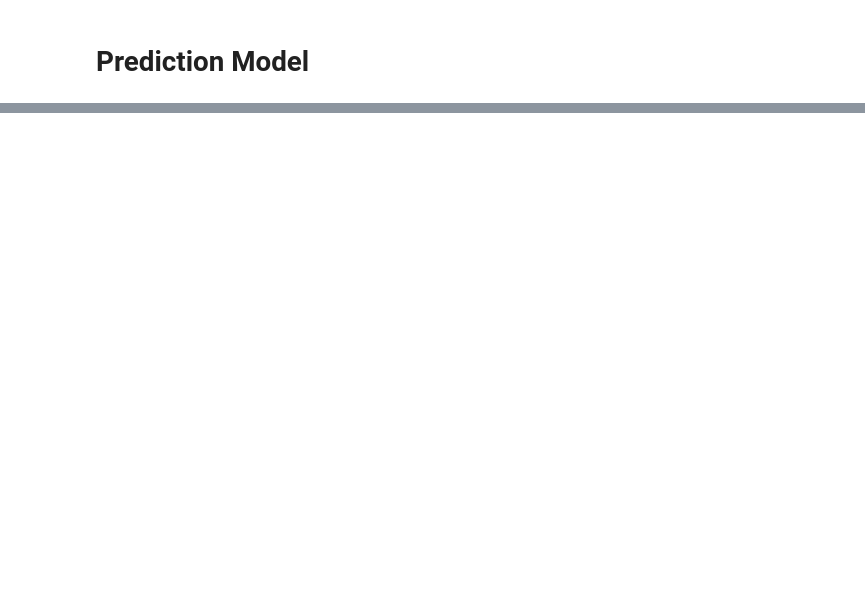
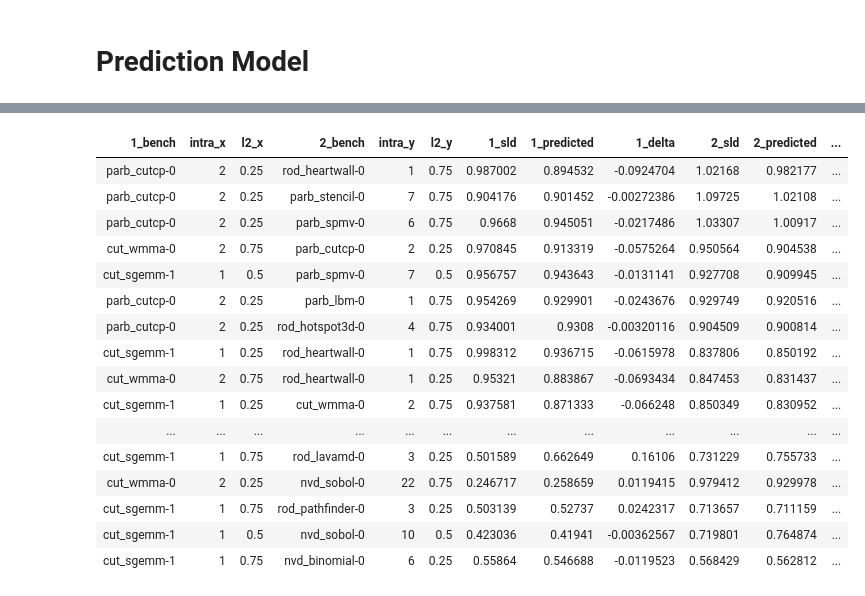
Before and after one commit to UofT-EcoSystem/GPU-Virtualization-Benchmarks, a Jupyter notebook: util/data/notebooks/View_Pairs_Dynamic.ipynb, the cells around one changed output, grey strips where cells are left out. Saved outputs shown, nothing was run; the diff lists cells and outputs as text; code cells hidden in the pictures; blank space fills up the shorter version.

```diff
--- a/util/data/notebooks/View_Pairs_Dynamic.ipynb
+++ b/util/data/notebooks/View_Pairs_Dynamic.ipynb
@@ -88,19 +90,19 @@ df_dynamic['1_delta'] = df_dynamic['1_predicted'] - df_dynamic['1_sld']
 df_dynamic['2_delta'] = df_dynamic['2_predicted'] - df_dynamic['2_sld']
 # %%
 # Only show best performance for each benchmark pair
-# df_dynamic_show = df_dynamic.sort_values('ws', ascending=False).drop_duplicates(['1_bench','2_bench'])
-# df_dynamic_show.reset_index(inplace=True, drop=True)
+df_dynamic_show = df_dynamic.sort_values('ws', ascending=False).drop_duplicates(['1_bench','2_bench'])
+df_dynamic_show.reset_index(inplace=True, drop=True)
 
 col_dynamic_seq = ['1_bench', 'intra_x', 'l2_x',
                    '2_bench', 'intra_y', 'l2_y',
 #                    'norm_ipc_x',
-                   '1_sld', '1_predicted', # '1_infer',
+                   '1_sld', '1_predicted',  #'1_infer',
                    '1_delta',
 #                    'diff_rbh_x', 'diff_mflat_x', 'diff_bw_x', 'diff_mpc_x', 'diff_thread_x', 'l2_miss_rate_x',
 #                    'norm_ipc_y',
-                   '2_sld', '2_predicted', # '2_infer',
+                   '2_sld', '2_predicted',  #'2_infer',
                    '2_delta',
-#                    'ws', 'fairness',
+                   'ws', 'fairness',
 #                    'sum_ipc', 'diff_mflat', 'sum_dram',
 #                    '1_norm_mflat', '2_norm_mflat'
                   ]
@@ -108,6 +110,6 @@ def highlight_error(s):
     is_high = np.abs(s) > 0.1
     return ['background-color: yellow' if v else '' for v in is_high]
 
-draw_table(df_dynamic, #[(df_dynamic['1_bench'] == 'parb_cutcp-0') & (df_dynamic['2_bench'] == 'rod_lavamd-0')],
+draw_table(df_dynamic_show,
            col_dynamic_seq).apply(highlight_error, subset=['1_delta', '2_delta'])
 # %% [output]
@@ -114,0 +116,17 @@ draw_table(df_dynamic, #[(df_dynamic['1_bench'] == 'parb_cutcp-0') & (df_dynamic
+| 1_bench | intra_x | l2_x | 2_bench | intra_y | l2_y | 1_sld | 1_predicted | 1_delta | 2_sld | 2_predicted | ... |
+| parb_cutcp-0 | 2 | 0.25 | rod_heartwall-0 | 1 | 0.75 | 0.987002 | 0.894532 | -0.0924704 | 1.02168 | 0.982177 | ... |
+| parb_cutcp-0 | 2 | 0.25 | parb_stencil-0 | 7 | 0.75 | 0.904176 | 0.901452 | -0.00272386 | 1.09725 | 1.02108 | ... |
+| parb_cutcp-0 | 2 | 0.25 | parb_spmv-0 | 6 | 0.75 | 0.9668 | 0.945051 | -0.0217486 | 1.03307 | 1.00917 | ... |
+| cut_wmma-0 | 2 | 0.75 | parb_cutcp-0 | 2 | 0.25 | 0.970845 | 0.913319 | -0.0575264 | 0.950564 | 0.904538 | ... |
+| cut_sgemm-1 | 1 | 0.5 | parb_spmv-0 | 7 | 0.5 | 0.956757 | 0.943643 | -0.0131141 | 0.927708 | 0.909945 | ... |
+| parb_cutcp-0 | 2 | 0.25 | parb_lbm-0 | 1 | 0.75 | 0.954269 | 0.929901 | -0.0243676 | 0.929749 | 0.920516 | ... |
+| parb_cutcp-0 | 2 | 0.25 | rod_hotspot3d-0 | 4 | 0.75 | 0.934001 | 0.9308 | -0.00320116 | 0.904509 | 0.900814 | ... |
+| cut_sgemm-1 | 1 | 0.25 | rod_heartwall-0 | 1 | 0.75 | 0.998312 | 0.936715 | -0.0615978 | 0.837806 | 0.850192 | ... |
+| cut_wmma-0 | 2 | 0.75 | rod_heartwall-0 | 1 | 0.25 | 0.95321 | 0.883867 | -0.0693434 | 0.847453 | 0.831437 | ... |
+| cut_sgemm-1 | 1 | 0.25 | cut_wmma-0 | 2 | 0.75 | 0.937581 | 0.871333 | -0.066248 | 0.850349 | 0.830952 | ... |
+| ... | ... | ... | ... | ... | ... | ... | ... | ... | ... | ... | ... |
+| cut_sgemm-1 | 1 | 0.75 | rod_lavamd-0 | 3 | 0.25 | 0.501589 | 0.662649 | 0.16106 | 0.731229 | 0.755733 | ... |
+| cut_wmma-0 | 2 | 0.25 | nvd_sobol-0 | 22 | 0.75 | 0.246717 | 0.258659 | 0.0119415 | 0.979412 | 0.929978 | ... |
+| cut_sgemm-1 | 1 | 0.75 | rod_pathfinder-0 | 3 | 0.25 | 0.503139 | 0.52737 | 0.0242317 | 0.713657 | 0.711159 | ... |
+| cut_sgemm-1 | 1 | 0.5 | nvd_sobol-0 | 10 | 0.5 | 0.423036 | 0.41941 | -0.00362567 | 0.719801 | 0.764874 | ... |
+| cut_sgemm-1 | 1 | 0.75 | nvd_binomial-0 | 6 | 0.25 | 0.55864 | 0.546688 | -0.0119523 | 0.568429 | 0.562812 | ... |
```
Also changed, not shown: parts of 5 cells of this notebook, 1 other file.
